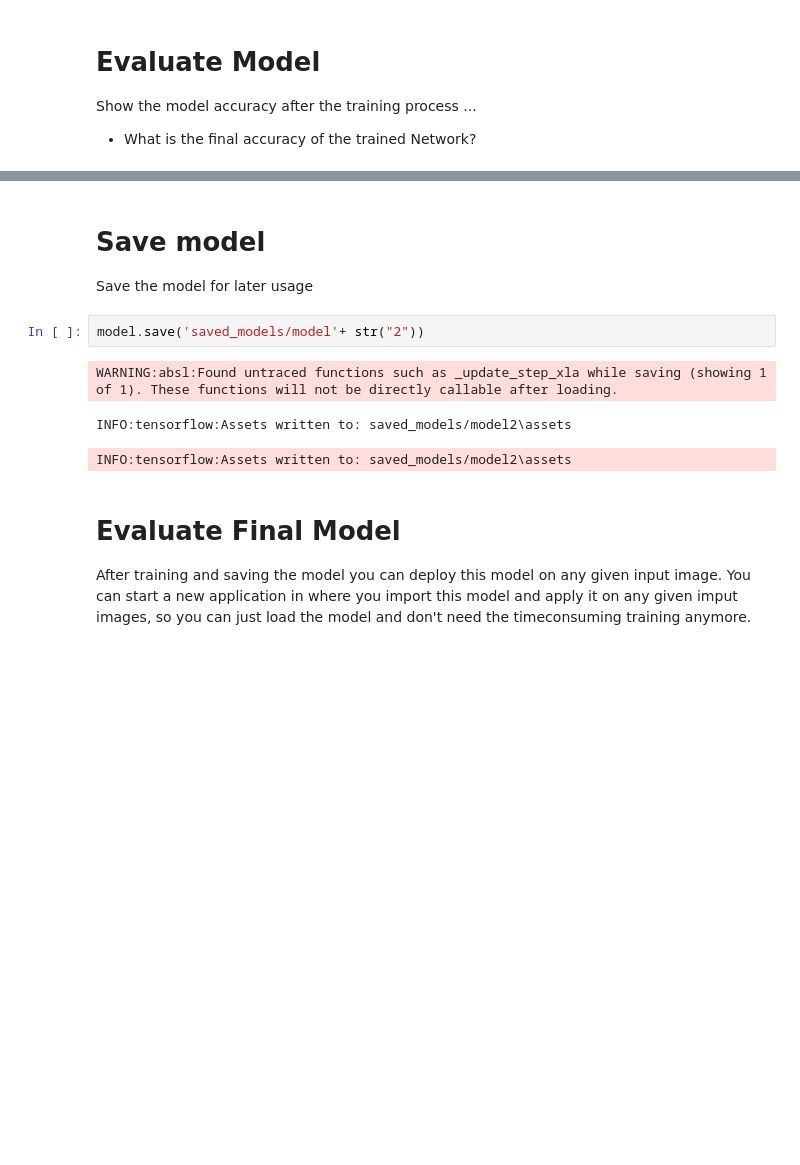
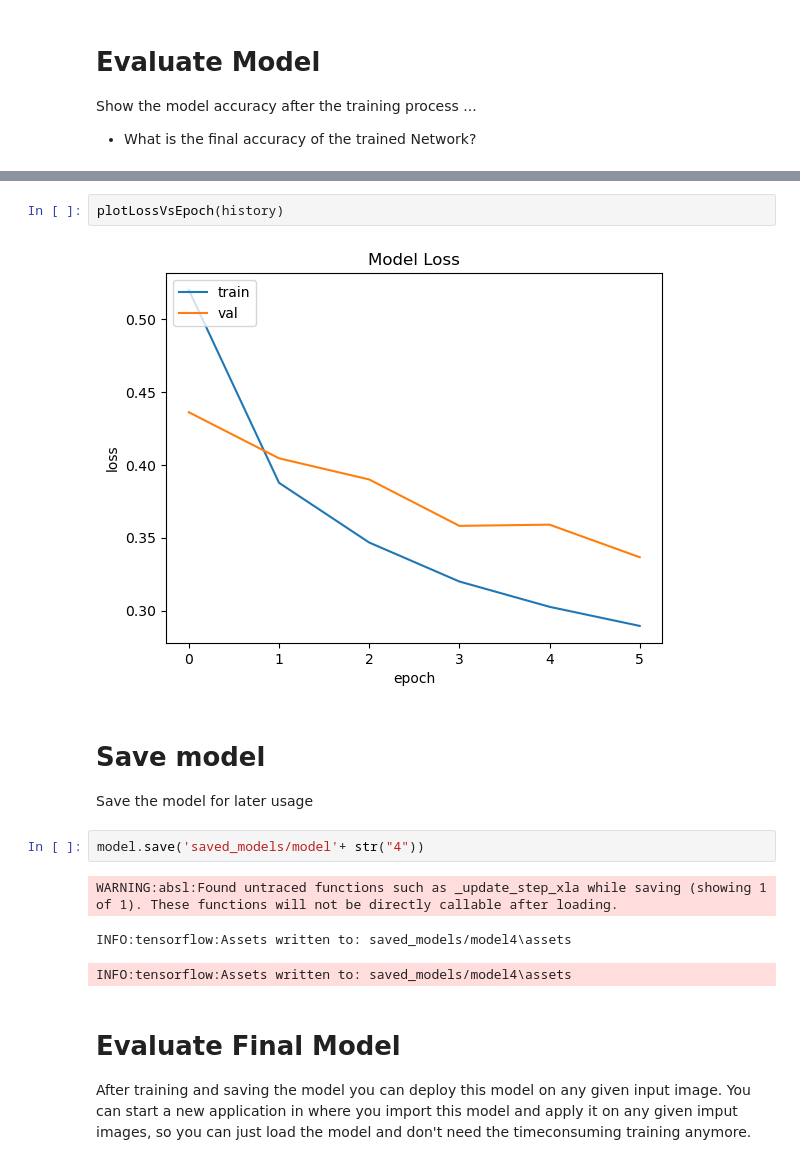
Before and after one commit to yannick1203/AIS_Group2, a Jupyter notebook: Assignment2/Code/PartA/Assignment2_PART_A_V2.ipynb, the cells around one changed output, grey strips where cells are left out. Drawn from its saved outputs; the diff is of its cells as text; blank space fills up the shorter version.

```diff
--- a/Assignment2/Code/PartA/Assignment2_PART_A_V2.ipynb
+++ b/Assignment2/Code/PartA/Assignment2_PART_A_V2.ipynb
@@ -219,13 +257,17 @@ Validated loss: 0.41581347584724426 , Validated Accuracy: 0.8586999773979187
+# %%
+plotLossVsEpoch(history)
+# %% [output]
+[figure, added]
 # %% [markdown]
 # Save model
 
 Save the model for later usage
 # %%
-model.save('saved_models/model'+ str("2"))
+model.save('saved_models/model'+ str("4"))
 # %% [output]
 WARNING:absl:Found untraced functions such as _update_step_xla while saving (showing 1 of 1). These functions will not be directly callable after loading.
-INFO:tensorflow:Assets written to: saved_models/model2\assets
+INFO:tensorflow:Assets written to: saved_models/model4\assets
-INFO:tensorflow:Assets written to: saved_models/model2\assets
+INFO:tensorflow:Assets written to: saved_models/model4\assets
 # %% [markdown]
 # Evaluate Final Model
 
```
Also changed, not shown: parts of 14 cells of this notebook, 15 other files.
